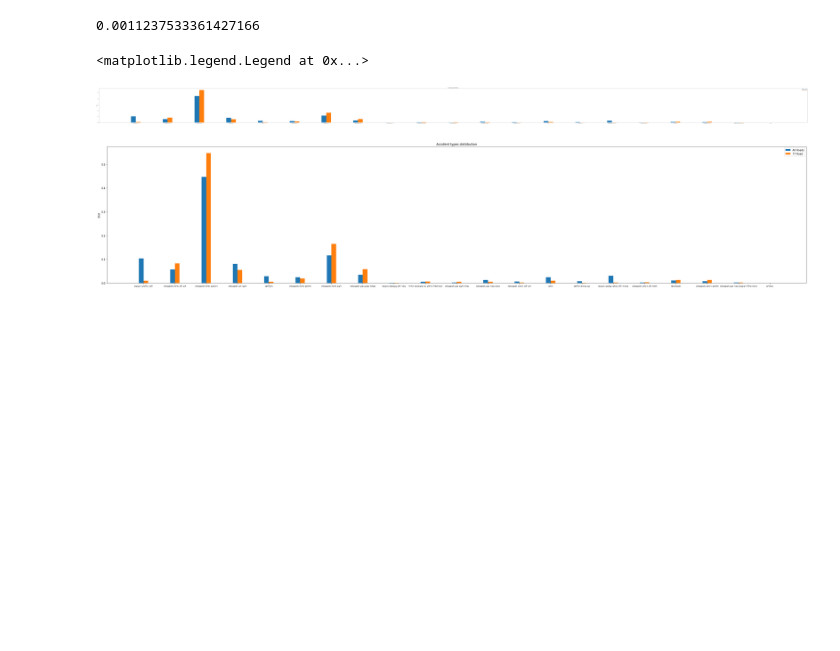
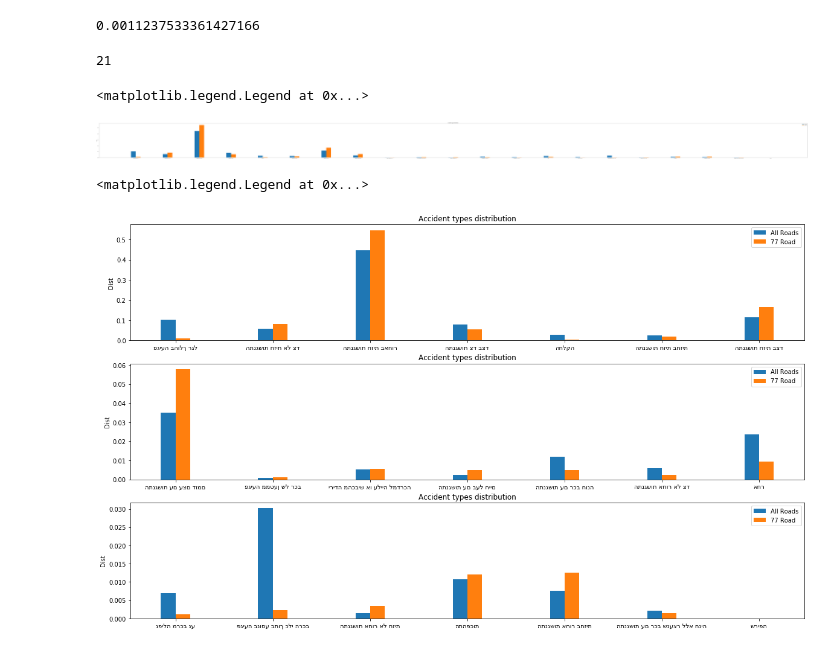
Before and after one commit to Yaminbens/Anyway, a Jupyter notebook: TemporalDifferences.ipynb, the cells around one changed output. Saved outputs shown, nothing was run; the diff lists cells and outputs as text; code cells hidden in the pictures; blank space fills up the shorter version.

Commit message:
devided plot to 3 subplots

```diff
--- a/TemporalDifferences.ipynb
+++ b/TemporalDifferences.ipynb
@@ -108,3 +105,8 @@ accidents_distribution_all = df.loc[df['road1'] == 77]['accident_type_hebrew'].v
+# %%
+labels = df['accident_type_hebrew'].unique()
+labels.size
+# %% [output]
+21
 # %%
 import matplotlib
 import matplotlib.pyplot as plt
@@ -152,20 +154,48 @@ road77_accidents = listOrderedByLabel(accidents_distribution_road77, labels)
 # %% [output]
 <matplotlib.legend.Legend at 0x...>
 [figure]
-# %%
-x = np.arange(len(labels))  # the label locations
-width = 0.15  # the width of the bars
-
-fig, ax = plt.subplots()
-rects1 = ax.bar(x - width/2, all_accidents, width, label='All Roads')
-rects2 = ax.bar(x + width/2, road77_accidents, width, label='77 Road')
-# Add some text for labels, title and custom x-axis tick labels, etc.
-ax.set_ylabel('Dist')
-ax.set_title('Accident types distribution')
-ax.set_xticks(x)
-ax.set_xticklabels(labels)
-ax.legend()
-plt.rcParams['figure.figsize'] = [50, 20]
-plt.show()
-# %% [output]
-[figure, removed]
+# %%
+from bidi import algorithm as bidialg
+import matplotlib.pyplot as plt
+text = bidialg.get_display(u'שלום כיתה א')
+plt.text(0.5, 0.5, text , name = 'Arial')
+
+
+x = np.arange(len(labels)/3) # the label locations
+width = 0.15  # the width of the bars
+
+fig = plt.figure(figsize=(20, 12))
+ax1=plt.subplot(3, 1, 1)
+ax2=plt.subplot(3, 1, 2)
+ax3=plt.subplot(3, 1, 3)
+
+rects11 = ax1.bar(x - width/2, all_accidents[:7], width, label='All Roads')
+rects21 = ax1.bar(x + width/2, road77_accidents[:7], width, label='77 Road')
+
+rects12 = ax2.bar(x - width/2, all_accidents[7:14], width, label='All Roads')
+rects22 = ax2.bar(x + width/2, road77_accidents[7:14], width, label='77 Road')
+
+rects13 = ax3.bar(x - width/2, all_accidents[14:], width, label='All Roads')
+rects23 = ax3.bar(x + width/2, road77_accidents[14:], width, label='77 Road')
+
+# Add some text for labels, title and custom x-axis tick labels, etc.
+ax1.set_ylabel('Dist')
+ax1.set_title('Accident types distribution')
+ax1.set_xticks(x)
+ax1.set_xticklabels(labels[:7])
+ax1.legend()
+
+ax2.set_ylabel('Dist')
+ax2.set_title('Accident types distribution')
+ax2.set_xticks(x)
+ax2.set_xticklabels(labels[7:14])
+ax2.legend()
+
+ax3.set_ylabel('Dist')
+ax3.set_title('Accident types distribution')
+ax3.set_xticks(x)
+ax3.set_xticklabels(labels[14:])
+ax3.legend()
+# %% [output]
+<matplotlib.legend.Legend at 0x...>
+[figure, added]
```
Also changed, not shown: parts of 1 cell of this notebook.
